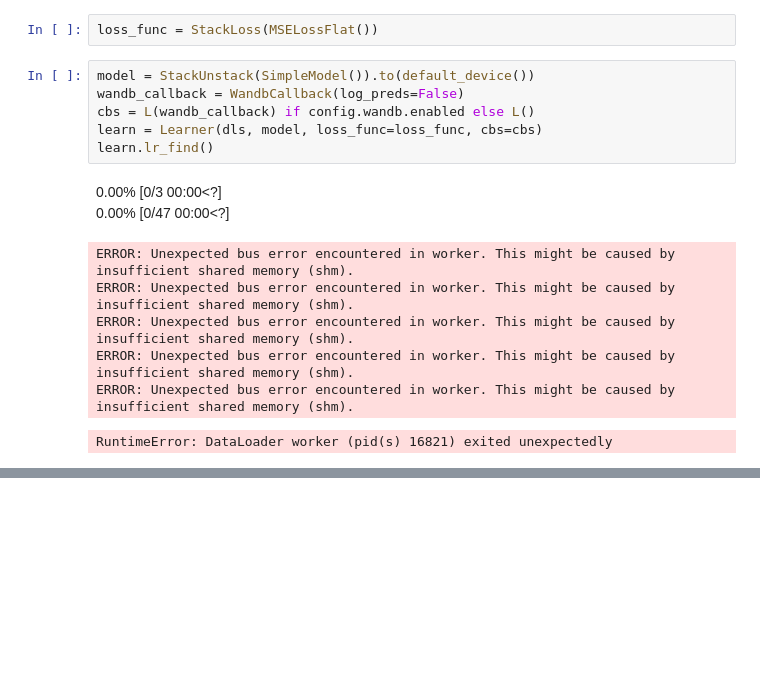
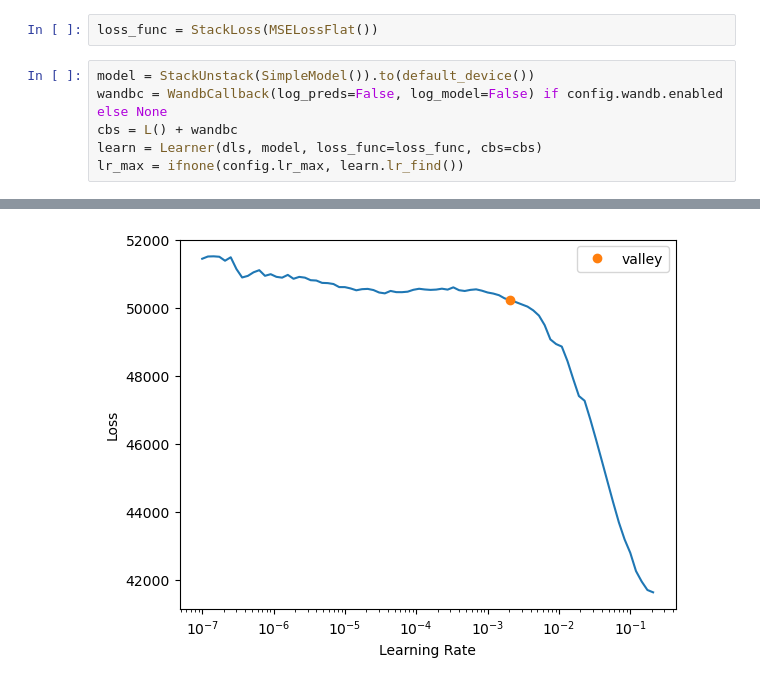
Before and after one commit to ARCLab-MIT/mocat-ml, a Jupyter notebook: nbs/end2end.ipynb, the cells around one changed output, grey strips where cells are left out. Drawn from its saved outputs; the diff is of its cells as text; blank space fills up the shorter version.

```diff
--- a/nbs/end2end.ipynb
+++ b/nbs/end2end.ipynb
@@ -114,16 +114,8 @@ len(foo), len(bar)
 loss_func = StackLoss(MSELossFlat())
 # %%
 model = StackUnstack(SimpleModel()).to(default_device())
-wandb_callback = WandbCallback(log_preds=False)
-cbs = L(wandb_callback) if config.wandb.enabled else L()
+wandbc = WandbCallback(log_preds=False, log_model=False) if config.wandb.enabled else None
+cbs = L() + wandbc
 learn = Learner(dls, model, loss_func=loss_func, cbs=cbs)
-learn.lr_find()
+lr_max = ifnone(config.lr_max, learn.lr_find())
 # %% [output]
-0.00% [0/3 00:00<?]
-0.00% [0/47 00:00<?]
-ERROR: Unexpected bus error encountered in worker. This might be caused by insufficient shared memory (shm).
-ERROR: Unexpected bus error encountered in worker. This might be caused by insufficient shared memory (shm).
-ERROR: Unexpected bus error encountered in worker. This might be caused by insufficient shared memory (shm).
-ERROR: Unexpected bus error encountered in worker. This might be caused by insufficient shared memory (shm).
-ERROR: Unexpected bus error encountered in worker. This might be caused by insufficient shared memory (shm).
-RuntimeError: DataLoader worker (pid(s) 16821) exited unexpectedly
@@ -129,0 +123 @@ RuntimeError: DataLoader worker (pid(s) 16821) exited unexpectedly
+[figure, added]
```
Also changed, not shown: parts of 12 cells of this notebook, 1 other file.
